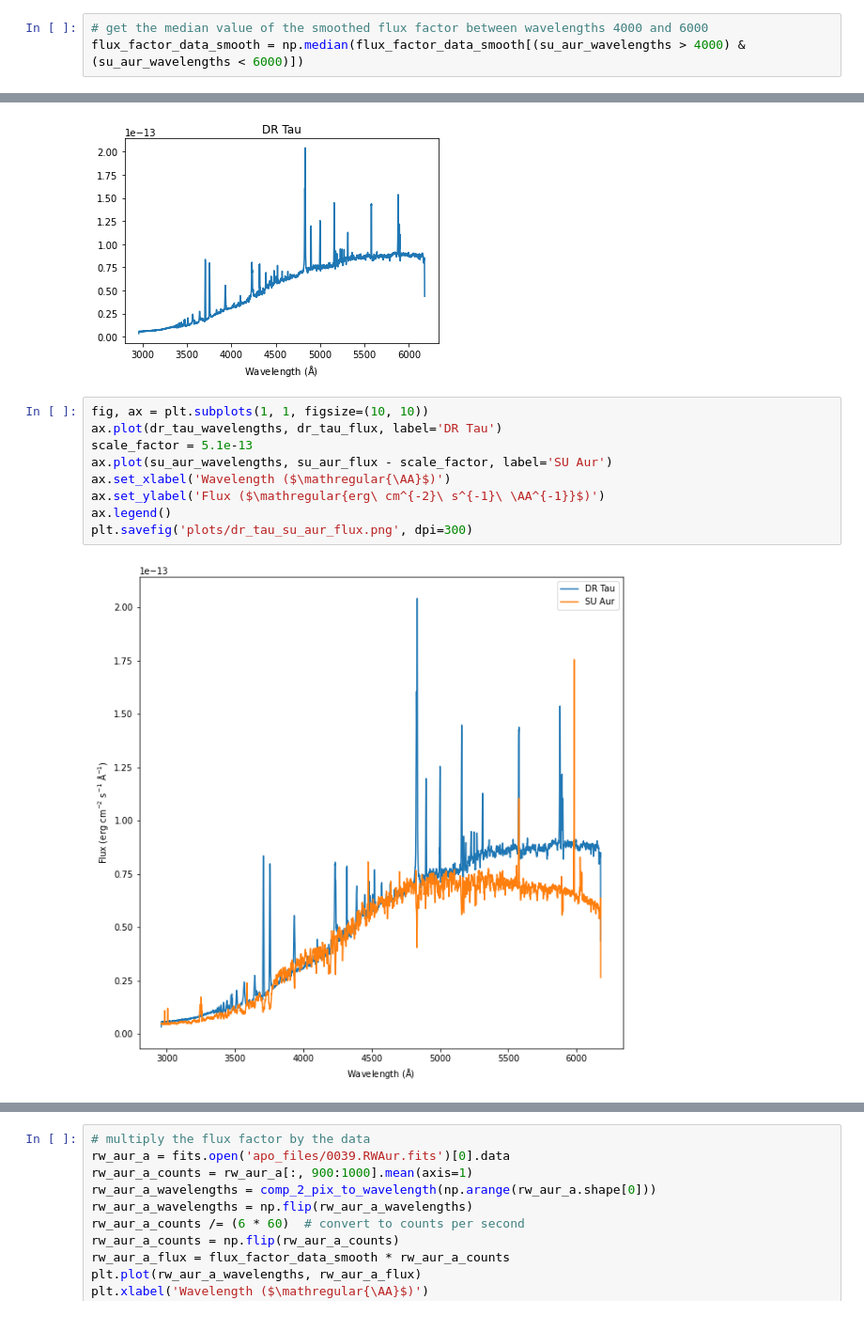
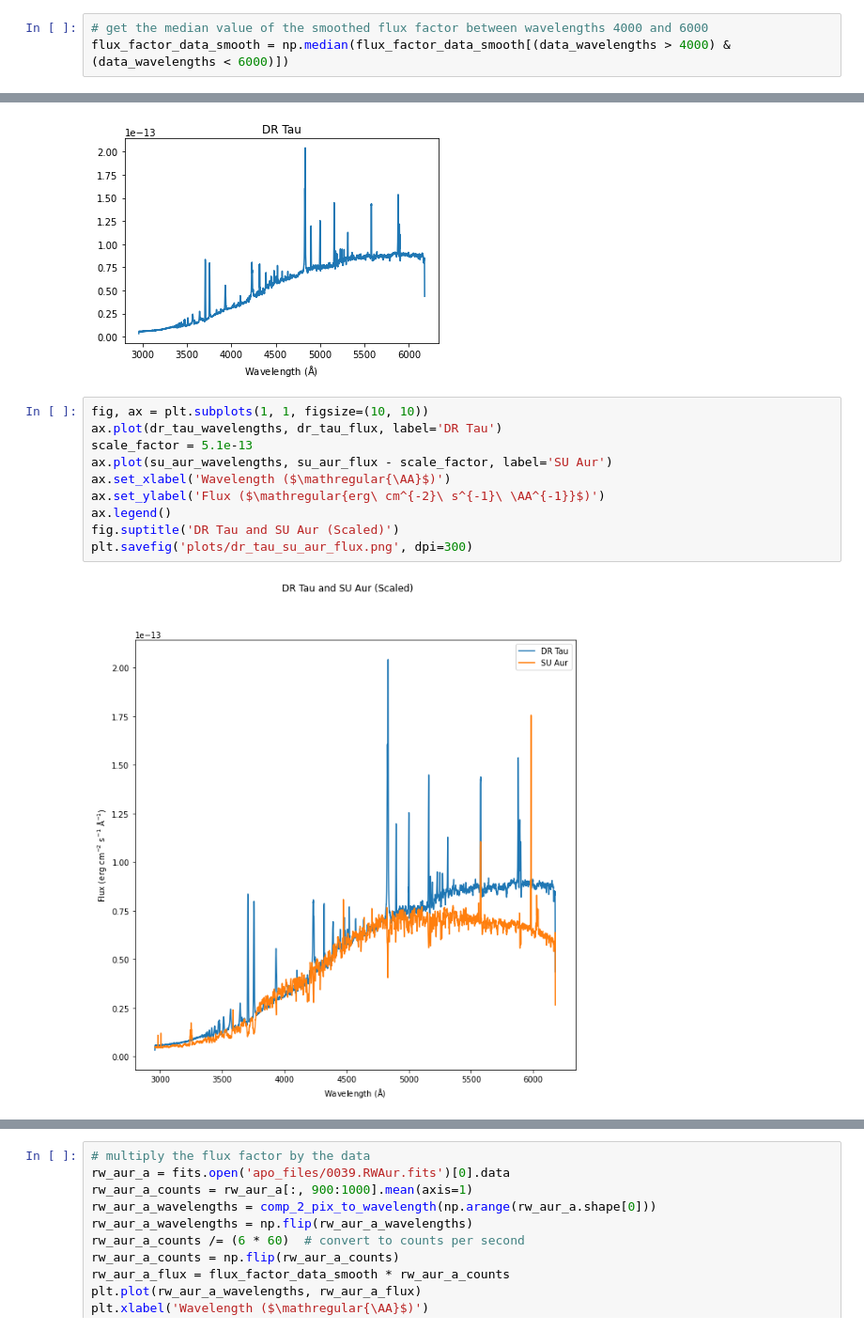
Before and after one commit to collinsinclair/astr-3520-final-project, a Jupyter notebook: Flux Calibration-2.ipynb, the cells around one changed output, grey strips where cells are left out. Shown at 94% size. Saved outputs shown, nothing was run; the diff lists cells and outputs as text.

```diff
--- a/Flux Calibration-2.ipynb
+++ b/Flux Calibration-2.ipynb
@@ -279,7 +279,7 @@ plt.savefig('plots/bd_flux_1_smooth.png', dpi=300)
 [figure]
 # %%
 # get the median value of the smoothed flux factor between wavelengths 4000 and 6000
-flux_factor_data_smooth = np.median(flux_factor_data_smooth[(su_aur_wavelengths > 4000) & (su_aur_wavelengths < 6000)])
+flux_factor_data_smooth = np.median(flux_factor_data_smooth[(data_wavelengths > 4000) & (data_wavelengths < 6000)])
 # %%
 # multiply the flux factor by the data
 su_aur = fits.open('apo_files/0032.SUAur.fits')[0].data
@@ -325,12 +325,13 @@ plt.savefig('plots/dr_tau_flux.png', dpi=300)
 # %%
 fig, ax = plt.subplots(1, 1, figsize=(10, 10))
 ax.plot(dr_tau_wavelengths, dr_tau_flux, label='DR Tau')
 scale_factor = 5.1e-13
 ax.plot(su_aur_wavelengths, su_aur_flux - scale_factor, label='SU Aur')
 ax.set_xlabel('Wavelength ($\mathregular{\AA}$)')
 ax.set_ylabel('Flux ($\mathregular{erg\ cm^{-2}\ s^{-1}\ \AA^{-1}}$)')
 ax.legend()
+fig.suptitle('DR Tau and SU Aur (Scaled)')
 plt.savefig('plots/dr_tau_su_aur_flux.png', dpi=300)
 # %% [output]
-[figure, old version]
+[figure, new version]
 # %%
```
Also changed, not shown: parts of 3 cells of this notebook, 1 other file.
